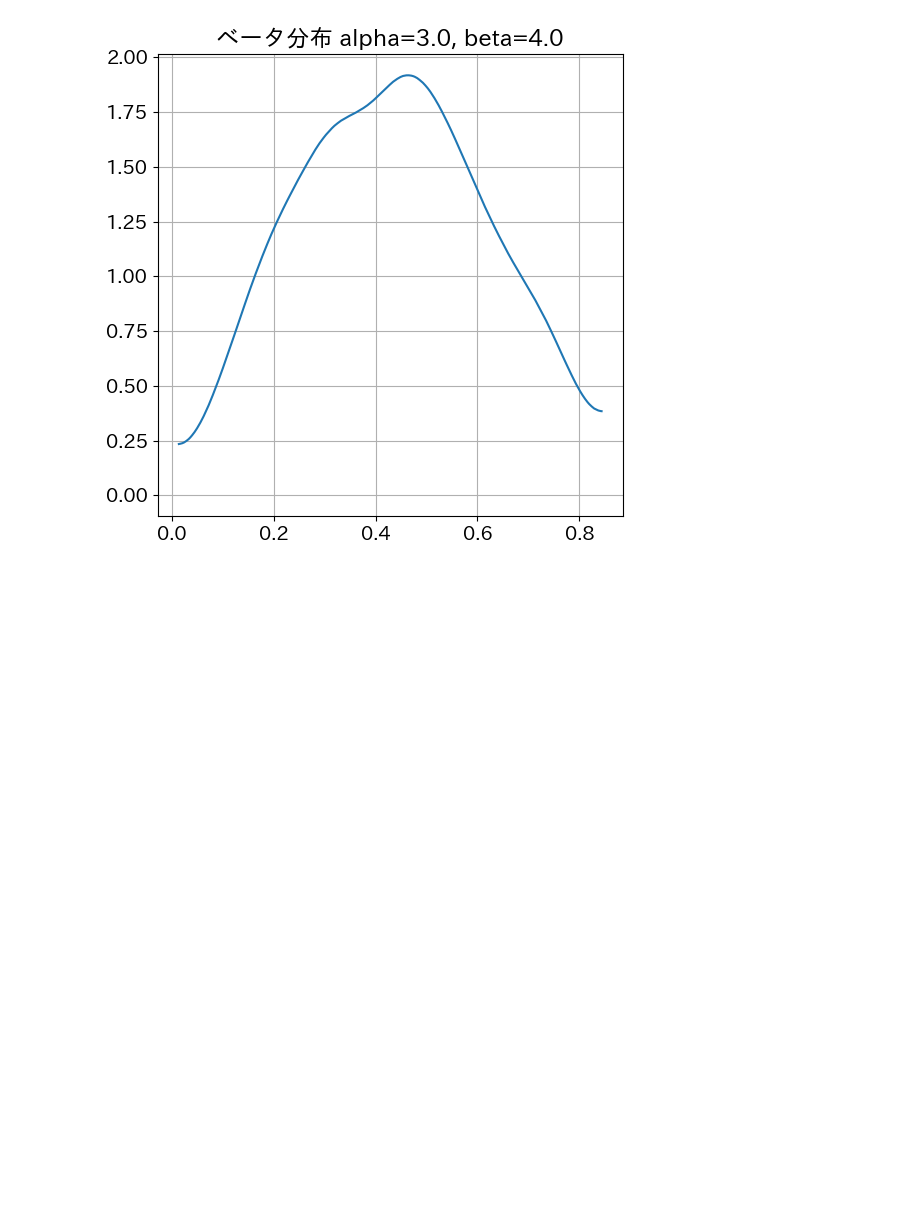
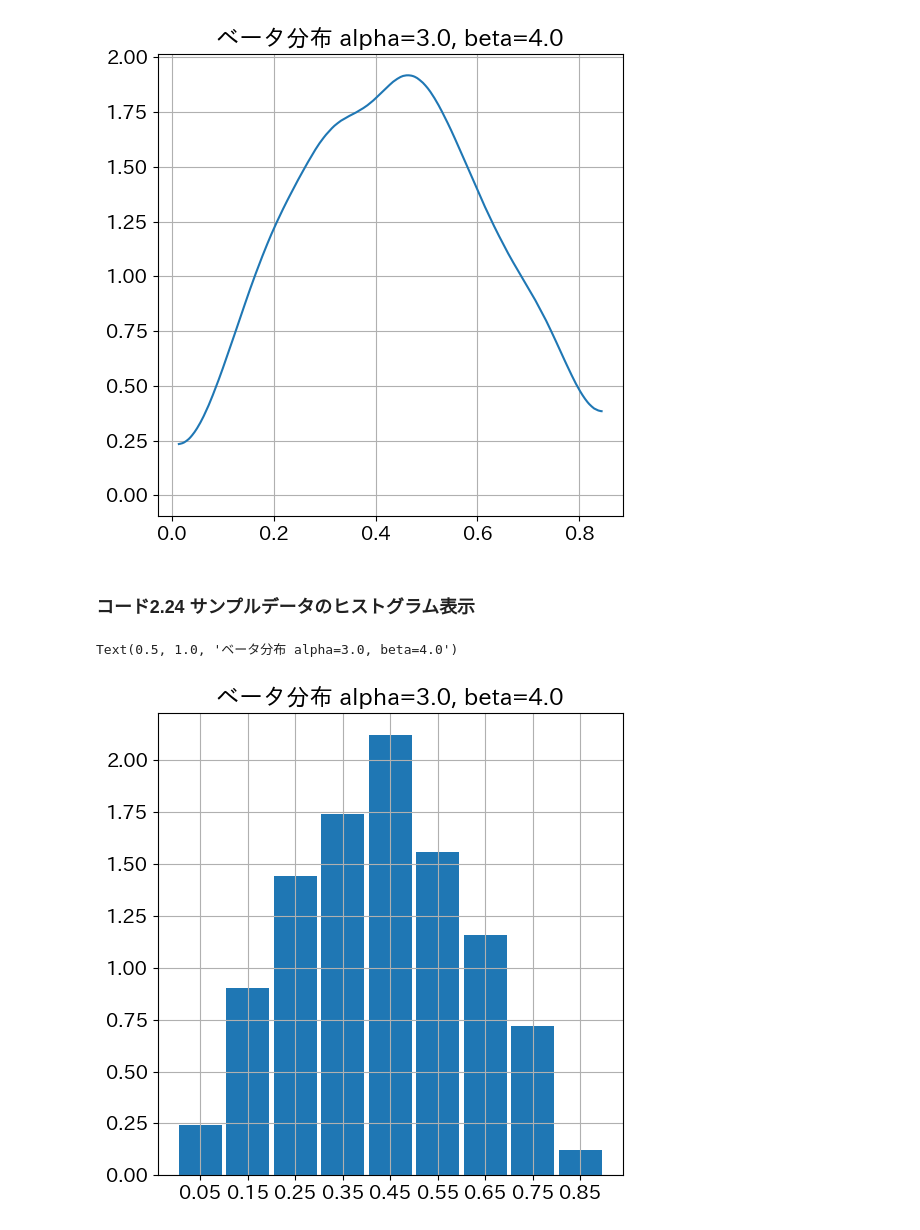
Before and after one commit to nununuma-sabu/basic_introduction_bayesian, a Jupyter notebook: chapter2/chapter2.ipynb, the cells around one changed output. Saved outputs shown, nothing was run; the diff lists cells and outputs as text; code cells hidden in the pictures; blank space fills up the shorter version.

```diff
--- a/chapter2/chapter2.ipynb
+++ b/chapter2/chapter2.ipynb
@@ -461,3 +461,12 @@ Sampling: [p]
   0.483 0.575 0.528 0.389]]
 Text(0.5, 1.0, 'ベータ分布 alpha=3.0, beta=4.0')
 [figure]
+# %% [markdown]
+### コード2.24 サンプルデータのヒストグラム表示
+# %%
+bins = np.arange(0.0, 1.0, 0.1)
+ax = az.plot_dist(p_samples8, kind='hist', hist_kwargs={'bins':bins})
+ax.set_title(f'ベータ分布 alpha={alpha}, beta={beta}')
+# %% [output]
+Text(0.5, 1.0, 'ベータ分布 alpha=3.0, beta=4.0')
+[figure, added]
```
Also changed, not shown: parts of 10 cells of this notebook.
